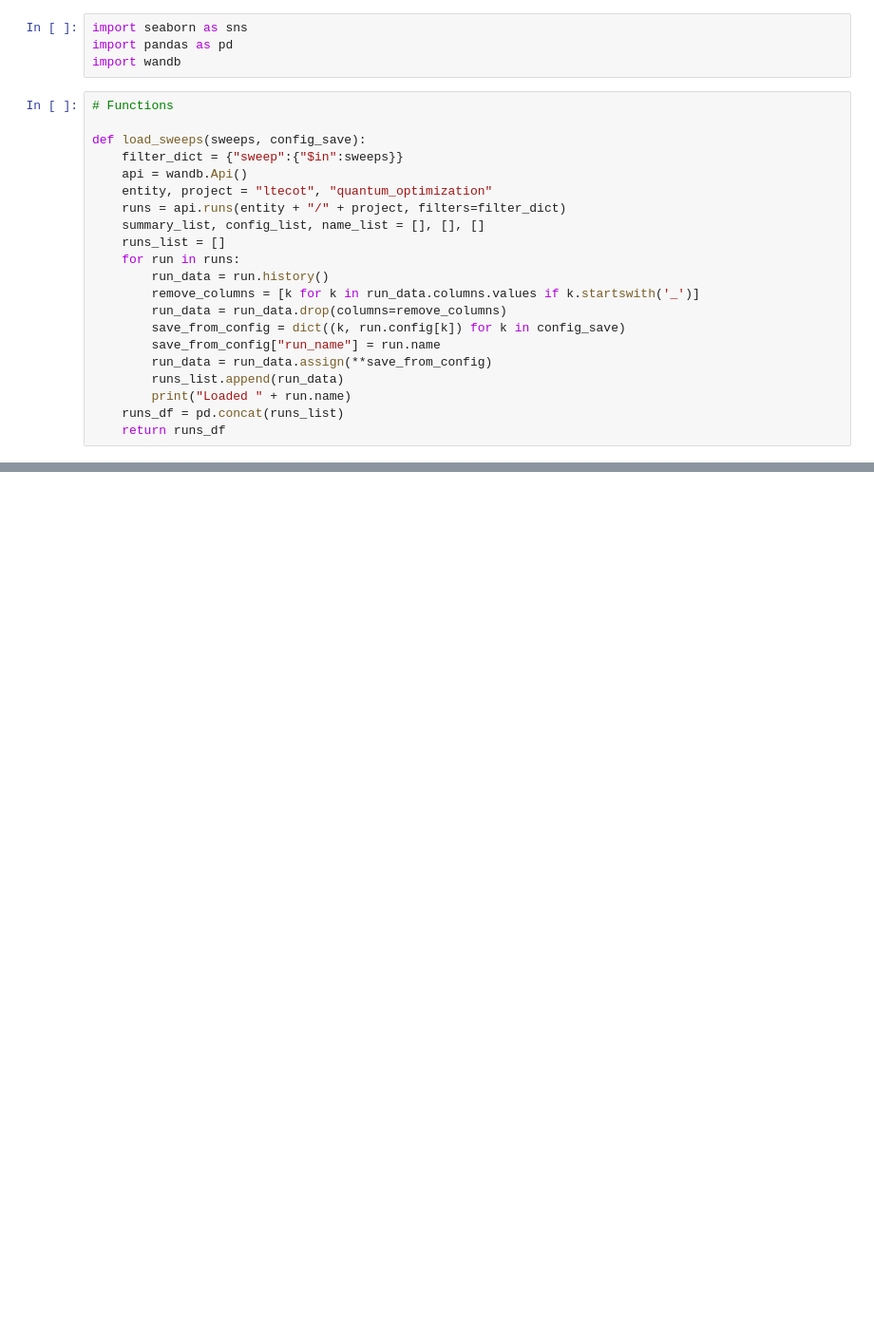
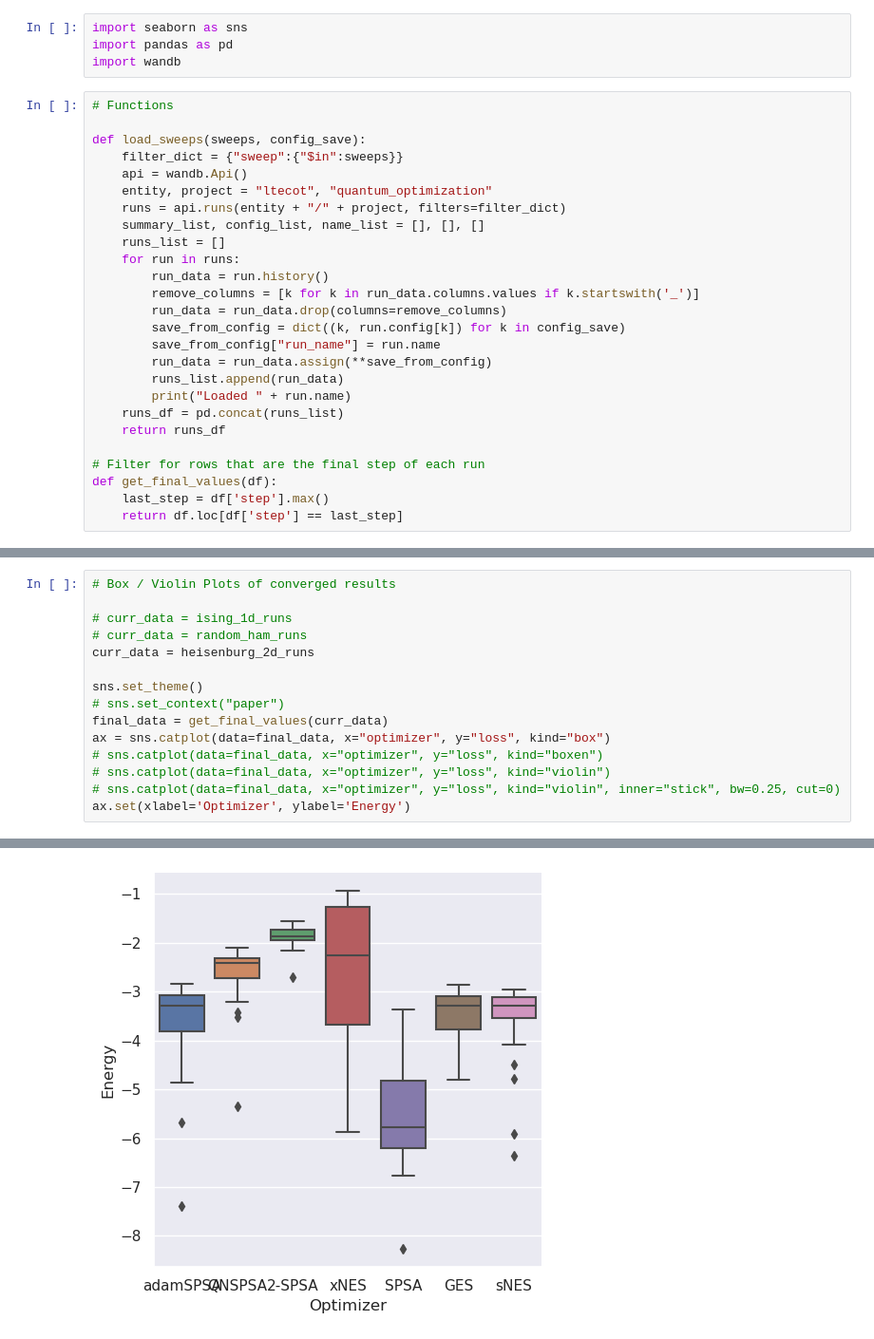
Before and after one commit to ltecot/rand_bench_opt_quantum, a Jupyter notebook: plot_processing/plotting_notebook.ipynb, the cells around one changed output, grey strips where cells are left out. Shown at 95% size. Saved outputs shown, nothing was run; the diff lists cells and outputs as text; blank space fills up the shorter version.

```diff
--- a/plot_processing/plotting_notebook.ipynb
+++ b/plot_processing/plotting_notebook.ipynb
@@ -23,6 +23,11 @@ def load_sweeps(sweeps, config_save):
         print("Loaded " + run.name)
     runs_df = pd.concat(runs_list)
     return runs_df
+
+# Filter for rows that are the final step of each run
+def get_final_values(df):
+    last_step = df['step'].max()
+    return df.loc[df['step'] == last_step]
 # %%
 # Load experiment runs
 # Don't worry if this hangs, it can take a very long time
@@ -63,0 +78,16 @@ sns.relplot(data=test_runs, x="step", y="loss", hue="optimizer", kind="line")
+# %%
+# Box / Violin Plots of converged results
+
+# curr_data = ising_1d_runs
+# curr_data = random_ham_runs
+curr_data = heisenburg_2d_runs
+
+sns.set_theme()
+# sns.set_context("paper")
+final_data = get_final_values(curr_data)
+ax = sns.catplot(data=final_data, x="optimizer", y="loss", kind="box")
+# sns.catplot(data=final_data, x="optimizer", y="loss", kind="boxen")
+# sns.catplot(data=final_data, x="optimizer", y="loss", kind="violin")
+# sns.catplot(data=final_data, x="optimizer", y="loss", kind="violin", inner="stick", bw=0.25, cut=0)
+ax.set(xlabel='Optimizer', ylabel='Energy')
+# %% [output]
@@ -63,0 +95 @@ sns.relplot(data=test_runs, x="step", y="loss", hue="optimizer", kind="line")
+[figure, added]
```
Also changed, not shown: parts of 4 cells of this notebook.
